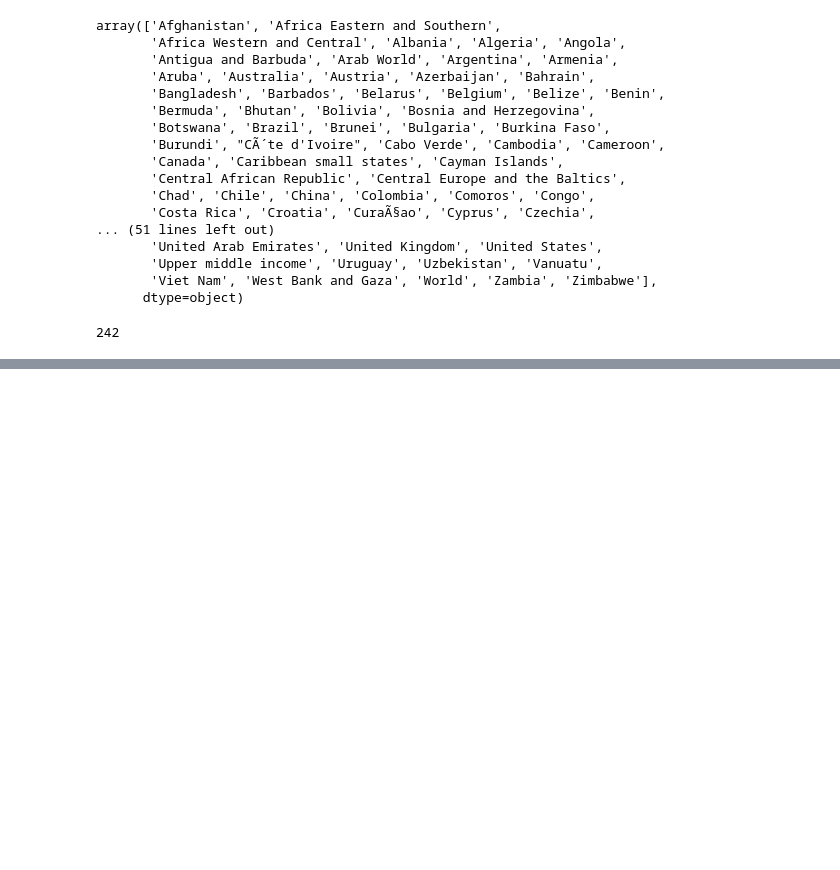
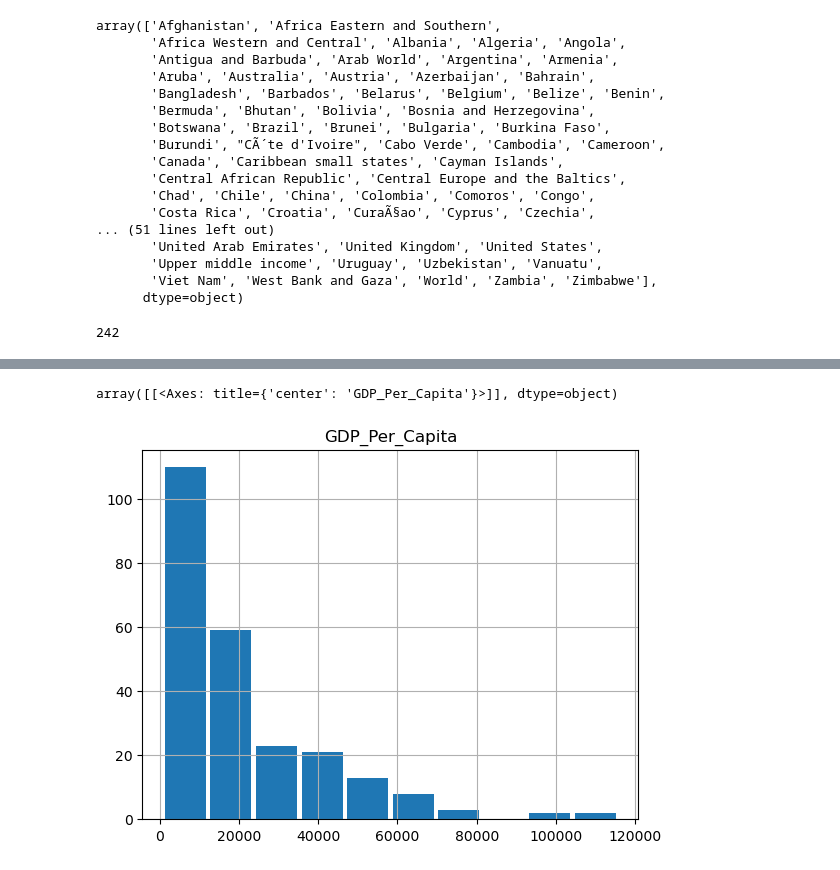
Before and after one commit to nss-data-science-cohort-8/un-exploration-vickitaylor, a Jupyter notebook: notebooks/un_data_exploration.ipynb, the cells around one changed output, grey strips where cells are left out. Saved outputs shown, nothing was run; the diff lists cells and outputs as text; code cells hidden in the pictures; blank space fills up the shorter version.

```diff
--- a/notebooks/un_data_exploration.ipynb
+++ b/notebooks/un_data_exploration.ipynb
@@ -223,0 +234,6 @@ gdp_df.loc[gdp_df['Country'] == 'Djibouti']
+# %%
+gdp2021.hist(rwidth = 0.9)
+# puts spaces inbetween the columns
+# %% [output]
+array([[<Axes: title={'center': 'GDP_Per_Capita'}>]], dtype=object)
+[figure, added]
```
Also changed, not shown: parts of 10 cells of this notebook.
